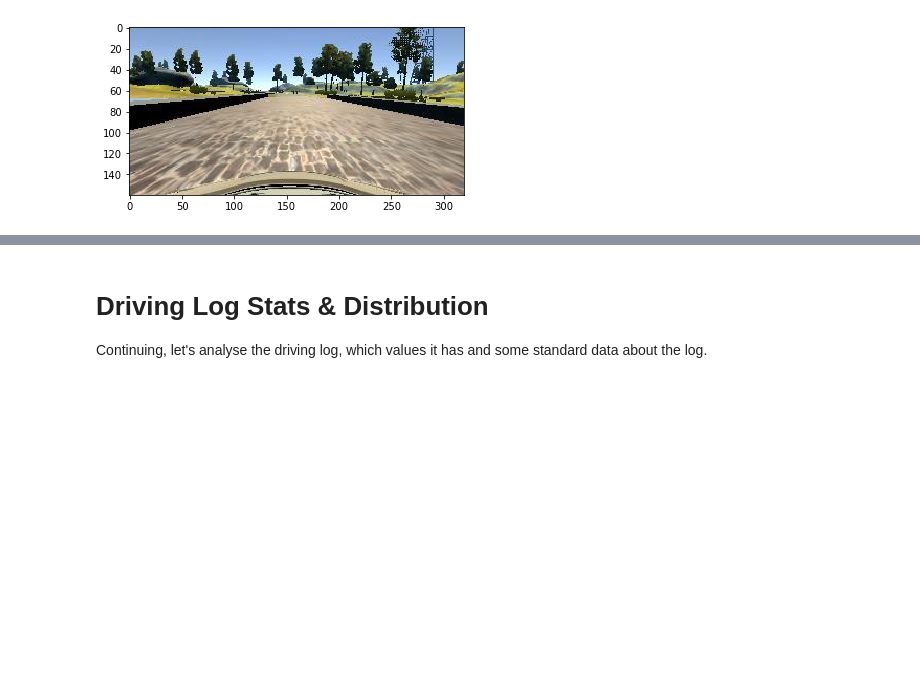
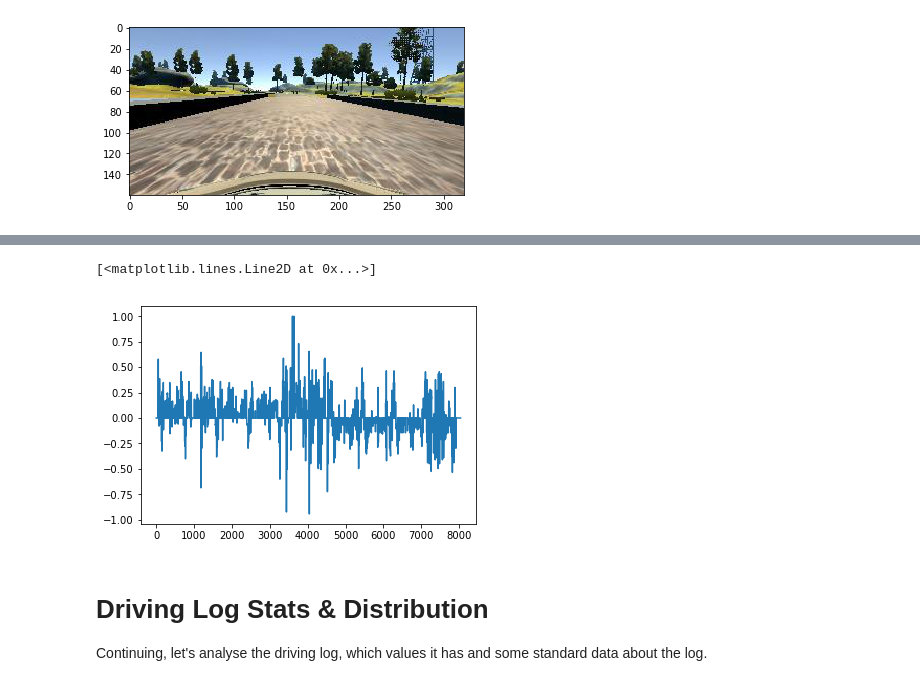
Before and after one commit to boxmein/CarND-Behavioral-Cloning-P3, a Jupyter notebook: DataAnalysis.ipynb, the cells around one changed output, grey strips where cells are left out. Cells and saved outputs as stored; diff of their text form; code cells hidden in the pictures; blank space fills up the shorter version.

```diff
--- a/DataAnalysis.ipynb
+++ b/DataAnalysis.ipynb
@@ -43,3 +58,8 @@ plt.imshow(np.resize(random_image, [1,model.ORIG_ROWS,model.ORIG_COLS,model.ORIG
+# %%
+plt.plot(df["steering"])
+# %% [output]
+[<matplotlib.lines.Line2D at 0x...>]
+[figure, added]
 # %% [markdown]
 # Driving Log Stats & Distribution
 
```
Also changed, not shown: parts of 10 cells of this notebook, 4 other files.
